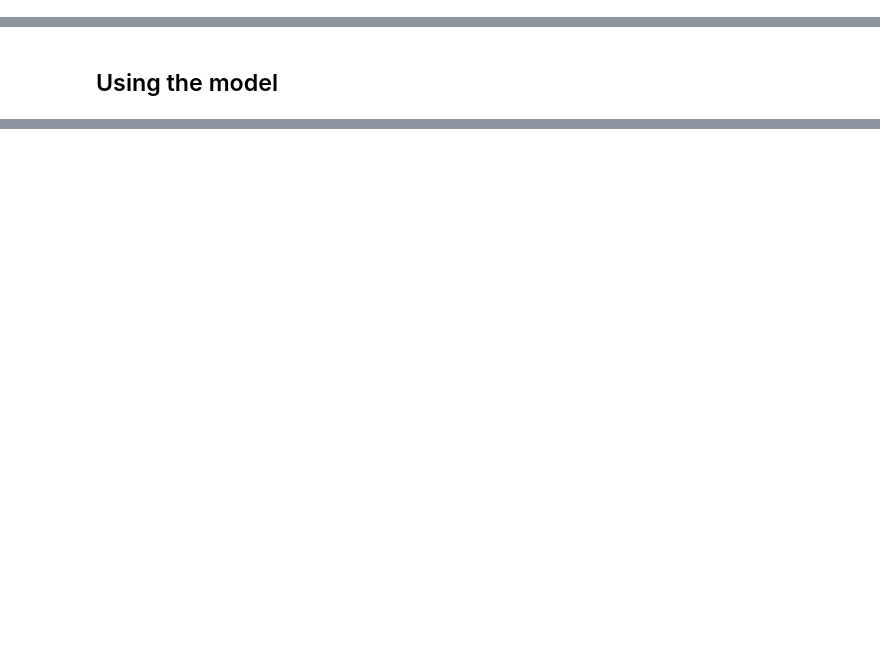
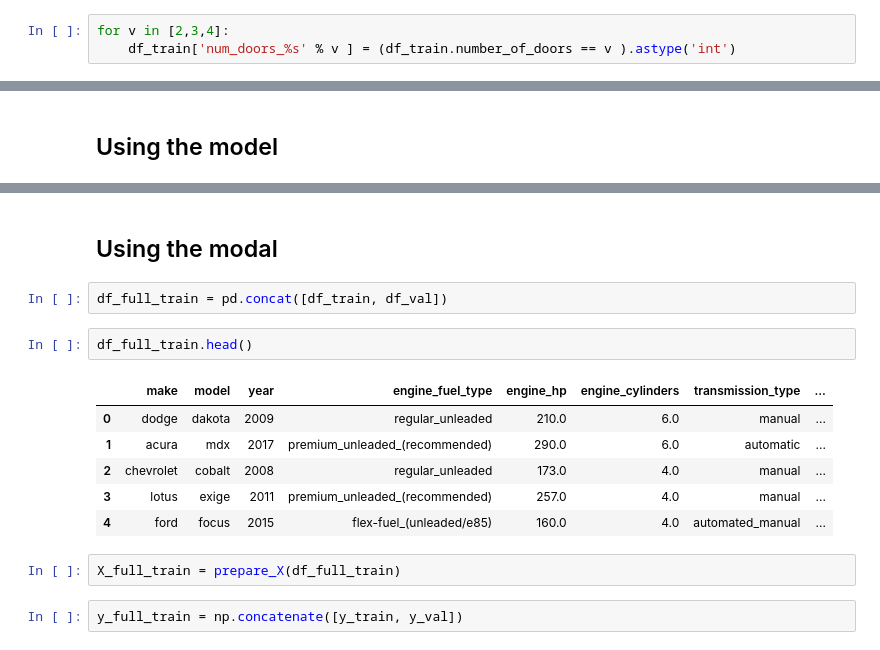
Before and after one commit to KarenW9571/MLZoomCamp2024, a Jupyter notebook: 02-Regression/Notes.ipynb, the cells around one changed output, grey strips where cells are left out. Saved outputs shown, nothing was run; the diff lists cells and outputs as text; blank space fills up the shorter version.

```diff
--- a/02-Regression/Notes.ipynb
+++ b/02-Regression/Notes.ipynb
@@ -674,0 +707,3 @@ dtype: object
+# %%
+for v in [2,3,4]:
+    df_train['num_doors_%s' % v ] = (df_train.number_of_doors == v ).astype('int')
@@ -678,0 +868,17 @@ dtype: object
+# %% [markdown]
+## Using the modal
+# %%
+df_full_train = pd.concat([df_train, df_val])
+# %%
+df_full_train.head()
+# %% [output]
+|  | make | model | year | engine_fuel_type | engine_hp | engine_cylinders | transmission_type | ... |
+| 0 | dodge | dakota | 2009 | regular_unleaded | 210.0 | 6.0 | manual | ... |
+| 1 | acura | mdx | 2017 | premium_unleaded_(recommended) | 290.0 | 6.0 | automatic | ... |
+| 2 | chevrolet | cobalt | 2008 | regular_unleaded | 173.0 | 4.0 | manual | ... |
+| 3 | lotus | exige | 2011 | premium_unleaded_(recommended) | 257.0 | 4.0 | manual | ... |
+| 4 | ford | focus | 2015 | flex-fuel_(unleaded/e85) | 160.0 | 4.0 | automated_manual | ... |
+# %%
+X_full_train = prepare_X(df_full_train)
+# %%
+y_full_train = np.concatenate([y_train, y_val])
```
Also changed, not shown: parts of 41 cells of this notebook.
